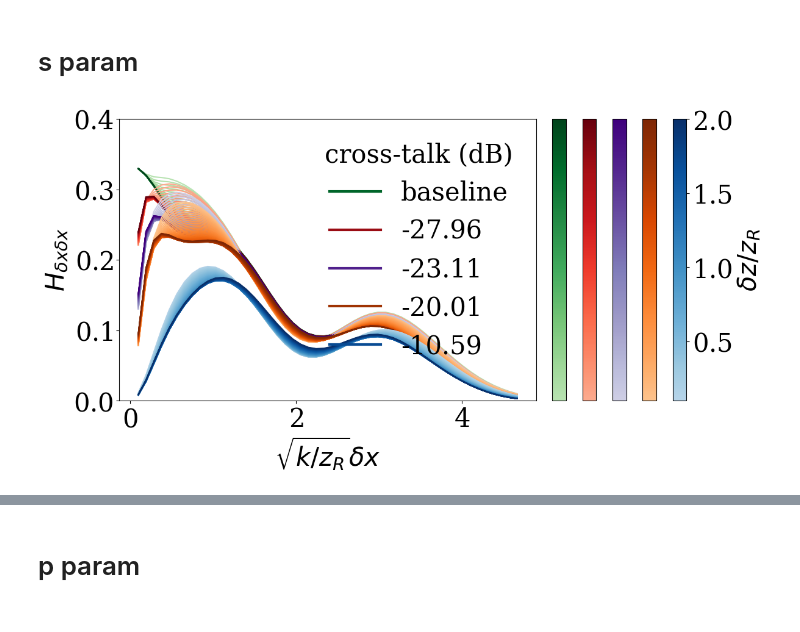
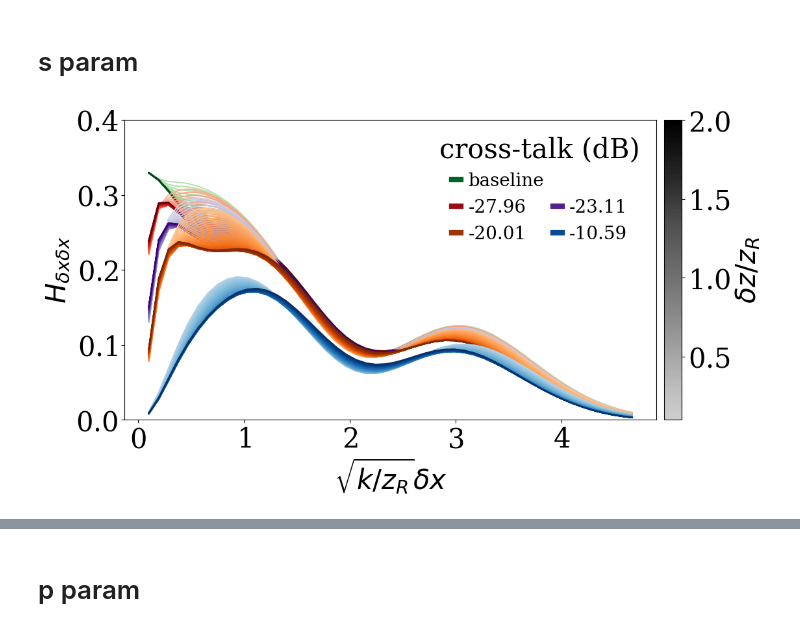
Before and after one commit to jernejfrank/rayfish, a Jupyter notebook: examples/distance_3_point_sources_mixing_hg_xy/simulation.ipynb, the cells around one changed output, grey strips where cells are left out. Cells and saved outputs as stored; diff of their text form; code cells hidden in the pictures.

Commit message:
Finished plots

```diff
--- a/examples/distance_3_point_sources_mixing_hg_xy/simulation.ipynb
+++ b/examples/distance_3_point_sources_mixing_hg_xy/simulation.ipynb
@@ -88,42 +58,20 @@ for c, e in zip(continuous_cmaps[: len(fis)], selected_eps):
 # %% [markdown]
 # s param
 # %%
-fig, axs = create_fig_and_ax(len(fis))
-for i, fi in enumerate(fis[:-1]):
-    ms_cm = plot_individual_fi(
-        fig,
-        axs,
-        np.sum(fi, axis=2)[:, :, 0, 0],
-        x_range,
-        p_range,
-        continuous_cmaps[i],
-        i + 1,
-        "",
-    )
-
-ms_cm = plot_individual_fi(
-    fig,
-    axs,
-    np.sum(fis[-1], axis=2)[:, :, 0, 0],
+fig, axs = plot_fi_comparison(
+    [np.sum(fi, axis=2)[:, :, 0, 0] for fi in fis],
     x_range,
     p_range,
-    continuous_cmaps[len(fis) - 1],
-    len(fis),
-    "",
-    False,
+    selected_eps,
+    cmaps=continuous_cmaps[: len(fis)],
+    xlabel=r"$\sqrt{k/z_R} \delta x$",
+    ylabel=r"$H_{\delta x \delta x}$",
+    gradient_label=r"$\delta z / z_R$",
+    ylim=(0, 0.4),
+    baseline_first=True,
 )
-
-
-axs[0].legend(handles=handles, title="cross-talk (dB)", frameon=False, loc="best")
-axs[0].set_ylim(0, 0.4)
-axs[len(fis)].set_ylabel(r"$\delta z / z_R$")
-axs[0].set_xlabel(r"$\sqrt{k/z_R} \delta x$")
-axs[0].set_ylabel(r"$H_{\delta x \delta x}$")
-
-# fig.savefig(f"s_param_fi_comparison.{FORMAT}", format=FORMAT, bbox_inches="tight")
-plt.show()
 # %% [output]
-[figure, old version]
+[figure, new version]
 # %%
 x_index = 1
 y_index = 0
```
Also changed, not shown: parts of 9 cells of this notebook, 1 other file.
